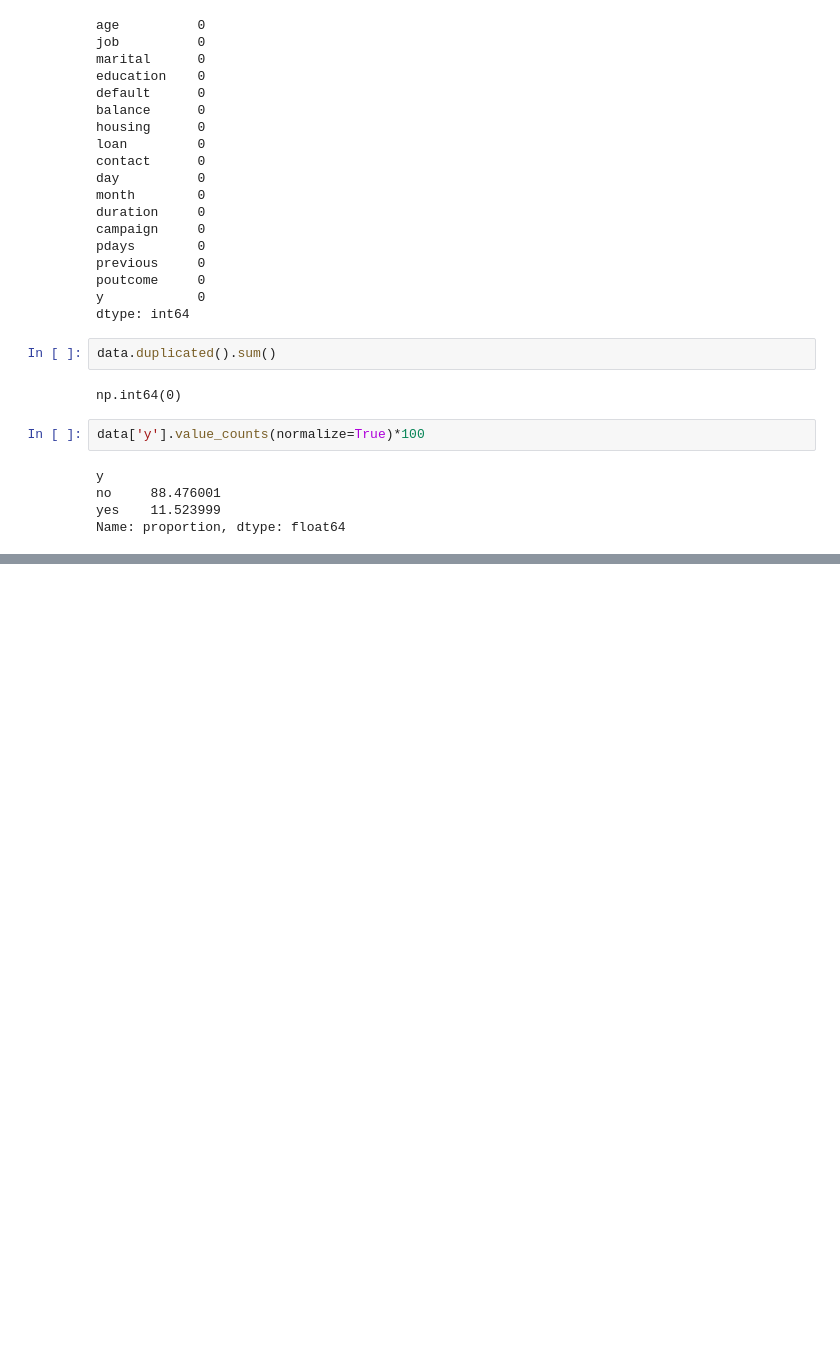
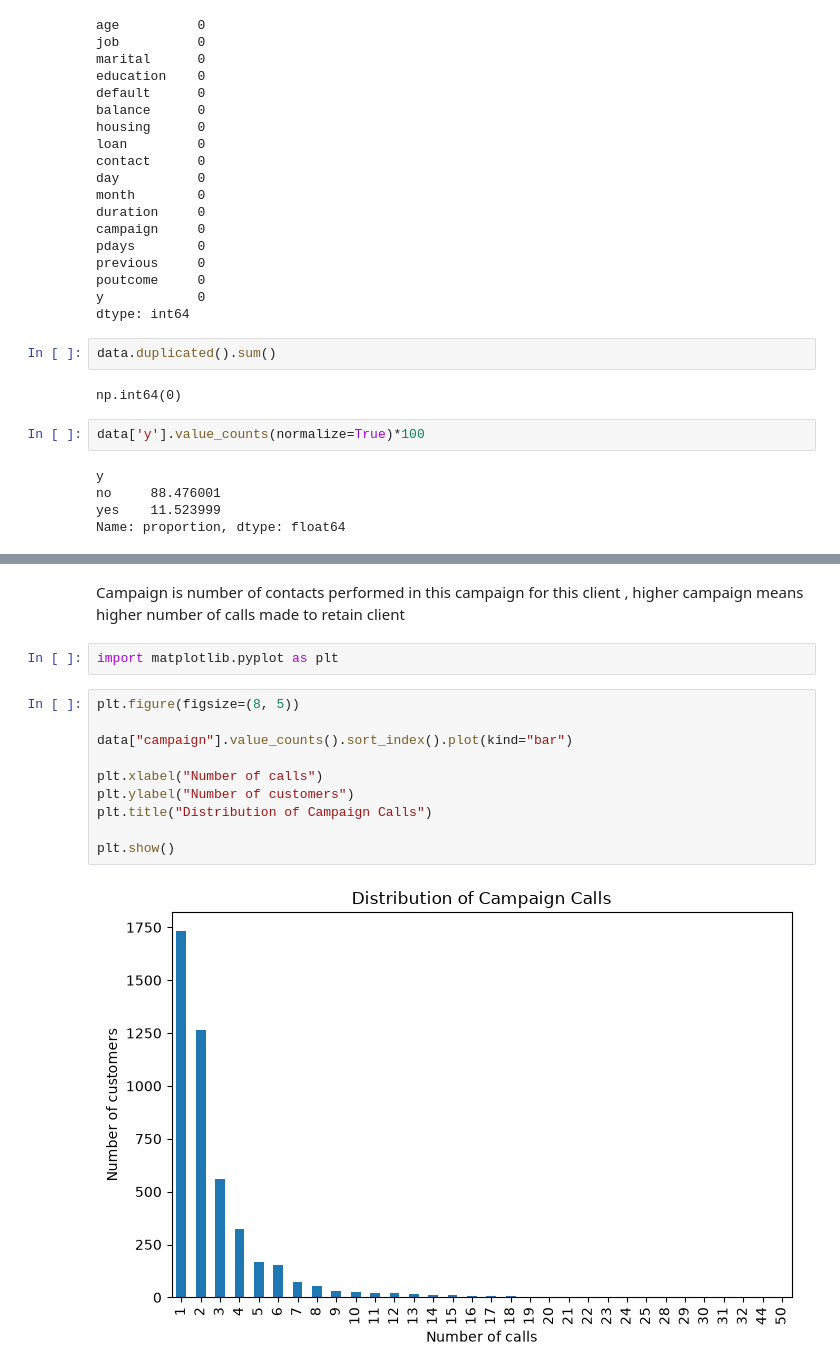
Before and after one commit to Kartikshard/Bank-Marketing, a Jupyter notebook: notebooks/01_EDA.ipynb, the cells around one changed output, grey strips where cells are left out. Saved outputs shown, nothing was run; the diff lists cells and outputs as text; blank space fills up the shorter version.

```diff
--- a/notebooks/01_EDA.ipynb
+++ b/notebooks/01_EDA.ipynb
@@ -79,0 +107,16 @@ Name: proportion, dtype: float64
+# %% [markdown]
+<p>Campaign is number of contacts performed in this campaign for this client , higher campaign means higher number of calls made to retain client</p>
+# %%
+import matplotlib.pyplot as plt
+# %%
+plt.figure(figsize=(8, 5))
+
+data["campaign"].value_counts().sort_index().plot(kind="bar")
+
+plt.xlabel("Number of calls")
+plt.ylabel("Number of customers")
+plt.title("Distribution of Campaign Calls")
+
+plt.show()
+# %% [output]
+[figure, added]
```
Also changed, not shown: parts of 17 cells of this notebook, 1 other file.
